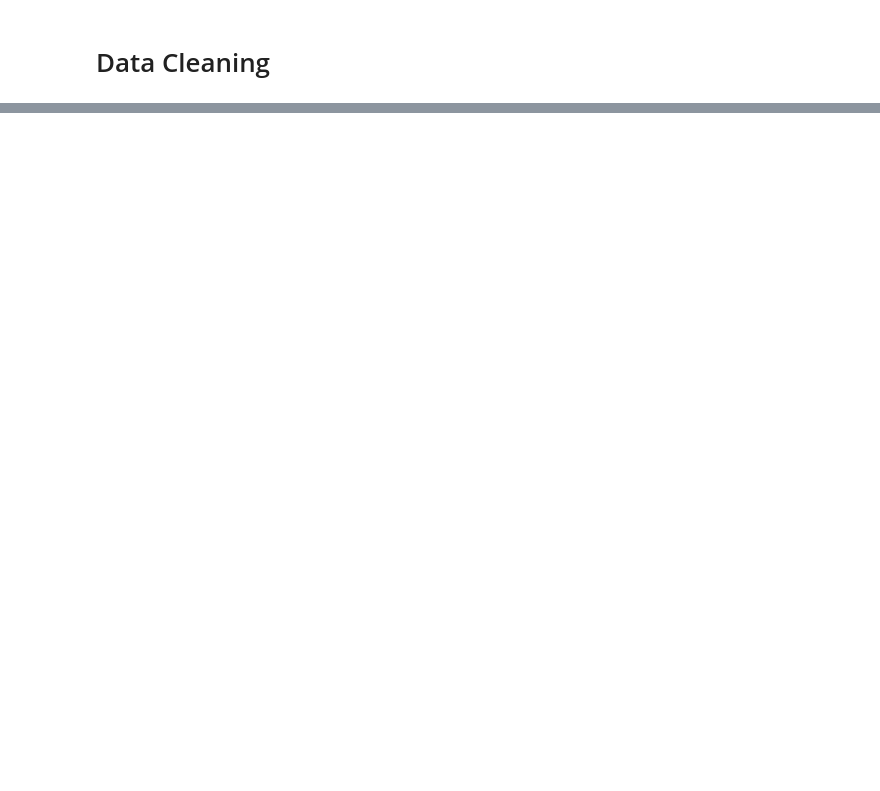
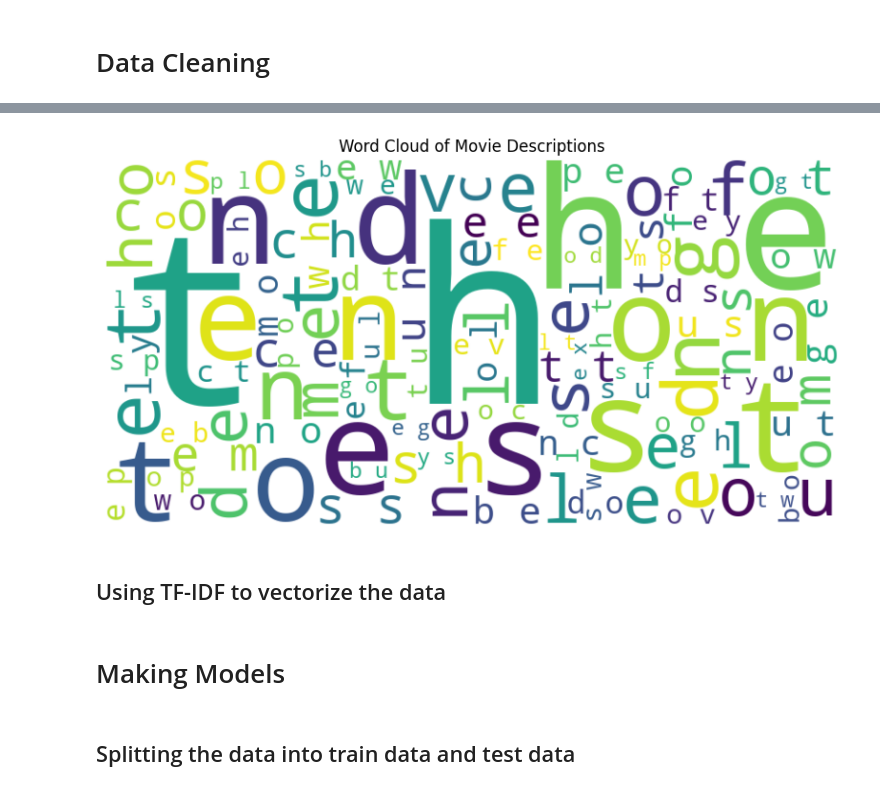
Before and after one commit to priyankeshh/Codsoft, a Jupyter notebook: Movie Genre Classification/notebook.ipynb, the cells around one changed output, grey strips where cells are left out. Drawn from its saved outputs; the diff is of its cells as text; code cells hidden in the pictures; blank space fills up the shorter version.

```diff
--- a/Movie Genre Classification/notebook.ipynb
+++ b/Movie Genre Classification/notebook.ipynb
@@ -25,0 +207,17 @@ ParserError: Error tokenizing data. C error: Expected 10 fields in line 4, saw 1
+# %%
+from wordcloud import WordCloud
+
+# Combine all descriptions into a single text
+all_descriptions = ' '.join([' '.join(desc) for desc in df['Description']])
+
+# Generate and display a word cloud
+wordcloud = WordCloud(width=800, height=400, max_words=100, background_color='white').generate(all_descriptions)
+plt.figure(figsize=(10, 5))
+plt.imshow(wordcloud, interpolation='bilinear')
+plt.axis('off')
+plt.title('Word Cloud of Movie Descriptions')
+plt.show()
+# %% [output]
+[figure, added]
+# %% [markdown]
+## Using TF-IDF to vectorize the data
@@ -25,0 +229,4 @@ ParserError: Error tokenizing data. C error: Expected 10 fields in line 4, saw 1
+# %% [markdown]
+# Making Models
+# %% [markdown]
+## Splitting the data into train data and test data
```
Also changed, not shown: parts of 38 cells of this notebook.
